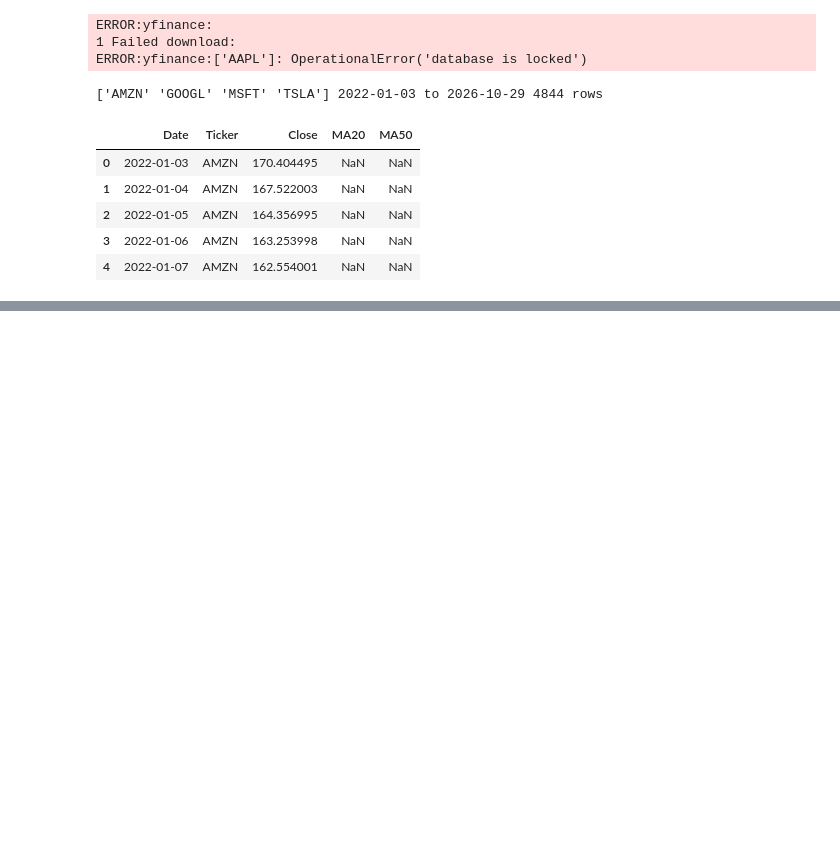
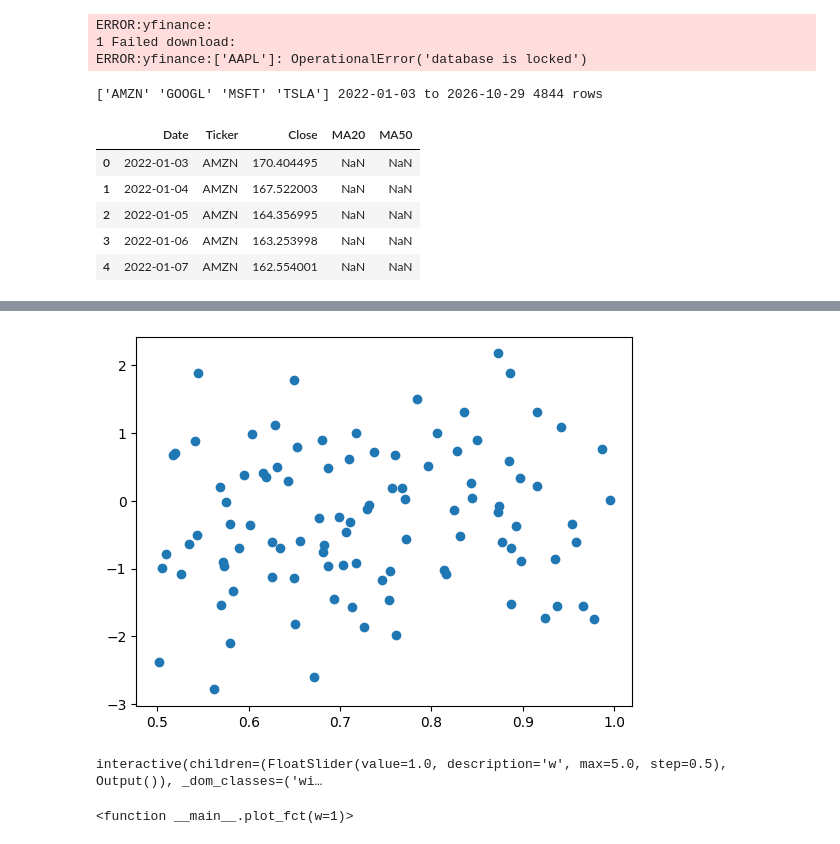
Before and after one commit to ItsUgesh/wine-type-svm, a Jupyter notebook: Dashboard.ipynb, the cells around one changed output, grey strips where cells are left out. Saved outputs shown, nothing was run; the diff lists cells and outputs as text; code cells hidden in the pictures; blank space fills up the shorter version.

Commit message:
feat: add interactive noise demo with ipywidgets
- Generate 100 random points and Gaussian noise
- Plot a scatter of log(x) plus noise scaled by a weight w
- Add an ipywidgets slider for w (0 to 5, step 0.5) to see the noise effect

```diff
--- a/Dashboard.ipynb
+++ b/Dashboard.ipynb
@@ -186,3 +186,24 @@ def update_dashboard(selected_stocks, start_date, end_date, ma_windows):
 app.run(debug=False, jupyter_height=1100)
 # %% [output]
 [interactive output not drawn]
+# %%
+import ipywidgets
+import numpy as np
+import pandas as pd
+import matplotlib.pyplot as plt
+import math
+x = np.random.uniform(0.5, size = 100)
+noise = np.random.normal(size = 100)
+
+def plot_fct(w =1):
+  y = np.log(x) + w*noise
+  plt.scatter(x,y)
+
+plot_fct()
+# %% [output]
+[figure, added]
+# %%
+ipywidgets.interact(plot_fct, w = (0,5,0.5))
+# %% [output]
+interactive(children=(FloatSlider(value=1.0, description='w', max=5.0, step=0.5), Output()), _dom_classes=('wi…
+<function __main__.plot_fct(w=1)>
```
